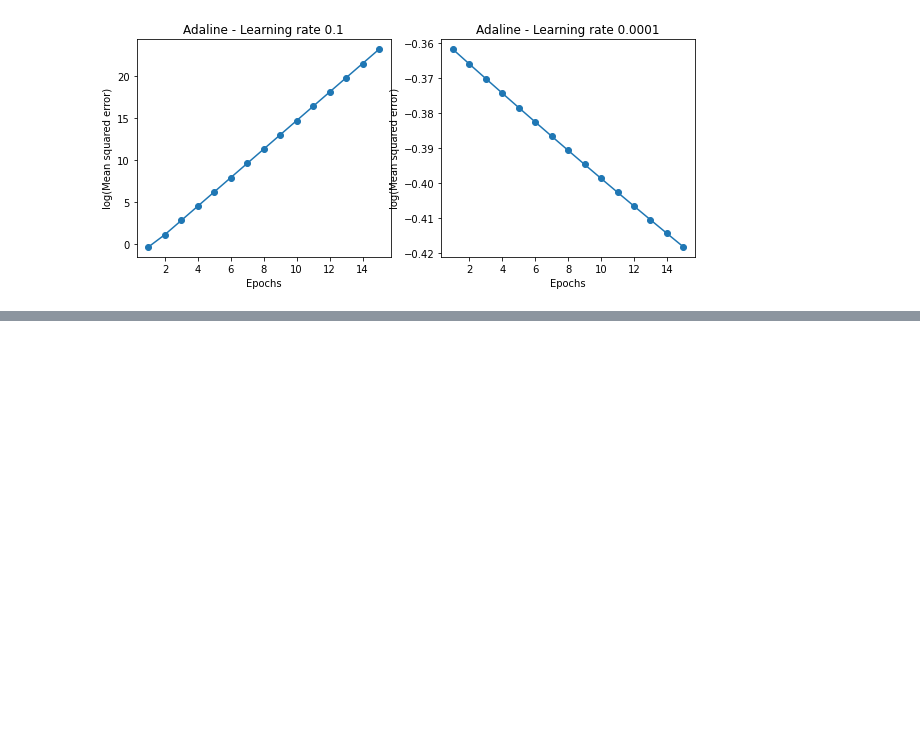
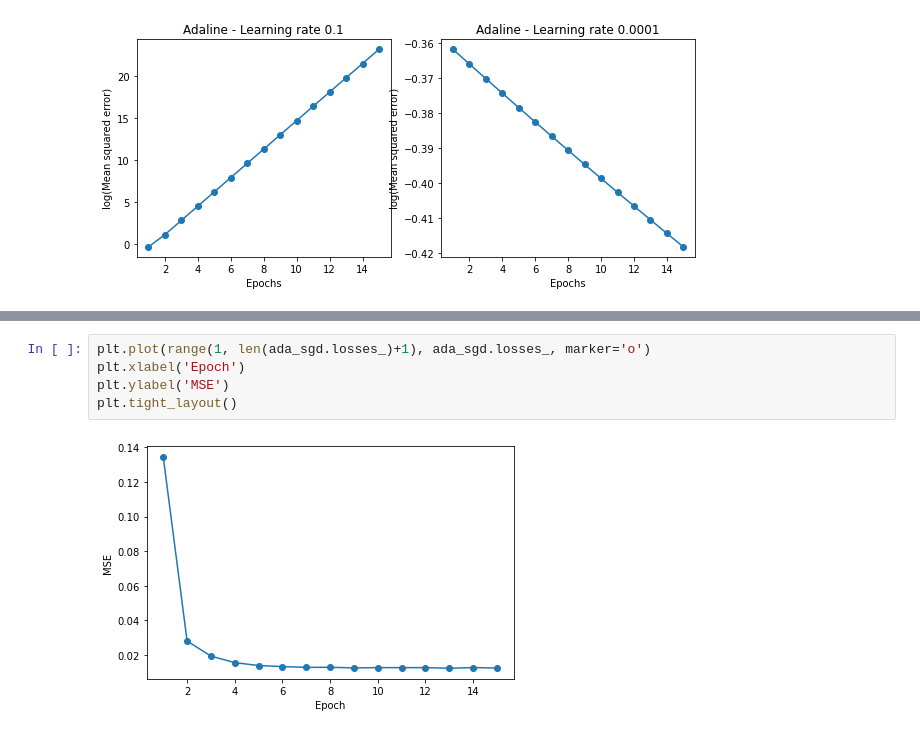
Before and after one commit to kjyoder/ml-pytorch-sklearn, a Jupyter notebook: ch02_SimpleMLClassification/ch02.ipynb, the cells around one changed output, grey strips where cells are left out. Drawn from its saved outputs; the diff is of its cells as text; blank space fills up the shorter version.

```diff
--- a/ch02_SimpleMLClassification/ch02.ipynb
+++ b/ch02_SimpleMLClassification/ch02.ipynb
@@ -245,0 +387,7 @@ Text(0.5, 1.0, 'Adaline - Learning rate 0.0001')
+# %%
+plt.plot(range(1, len(ada_sgd.losses_)+1), ada_sgd.losses_, marker='o')
+plt.xlabel('Epoch')
+plt.ylabel('MSE')
+plt.tight_layout()
+# %% [output]
+[figure, added]
```
Also changed, not shown: parts of 5 cells of this notebook.
